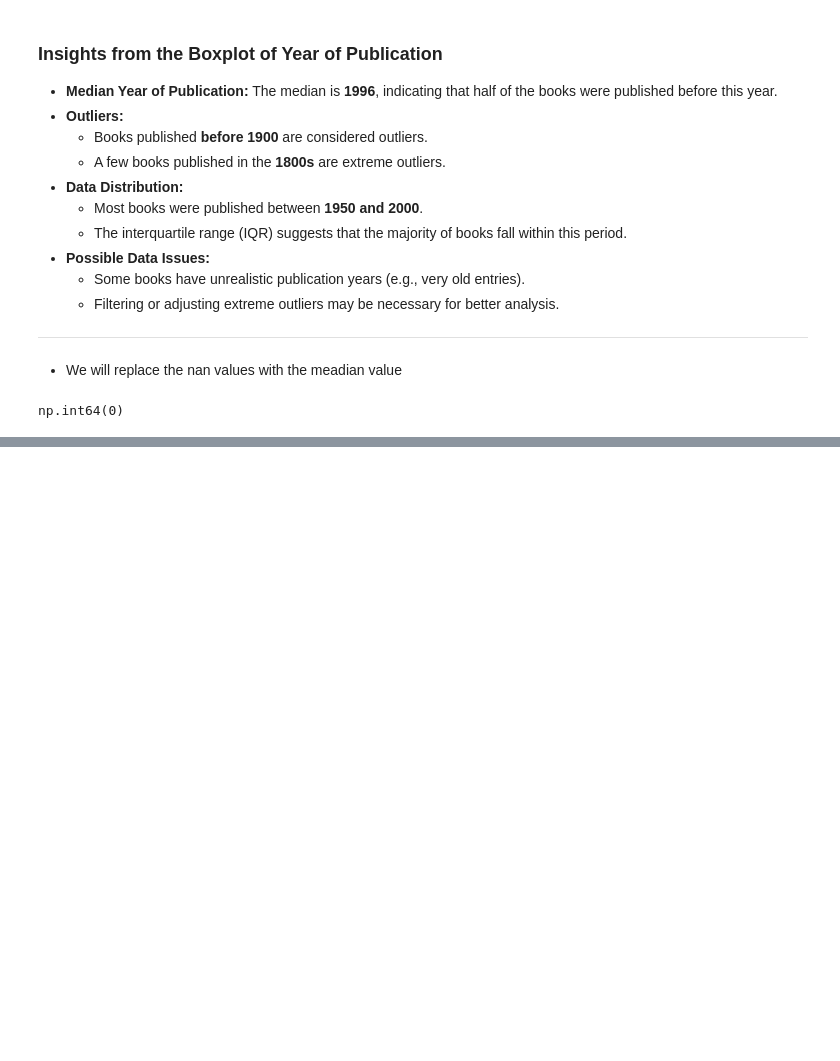
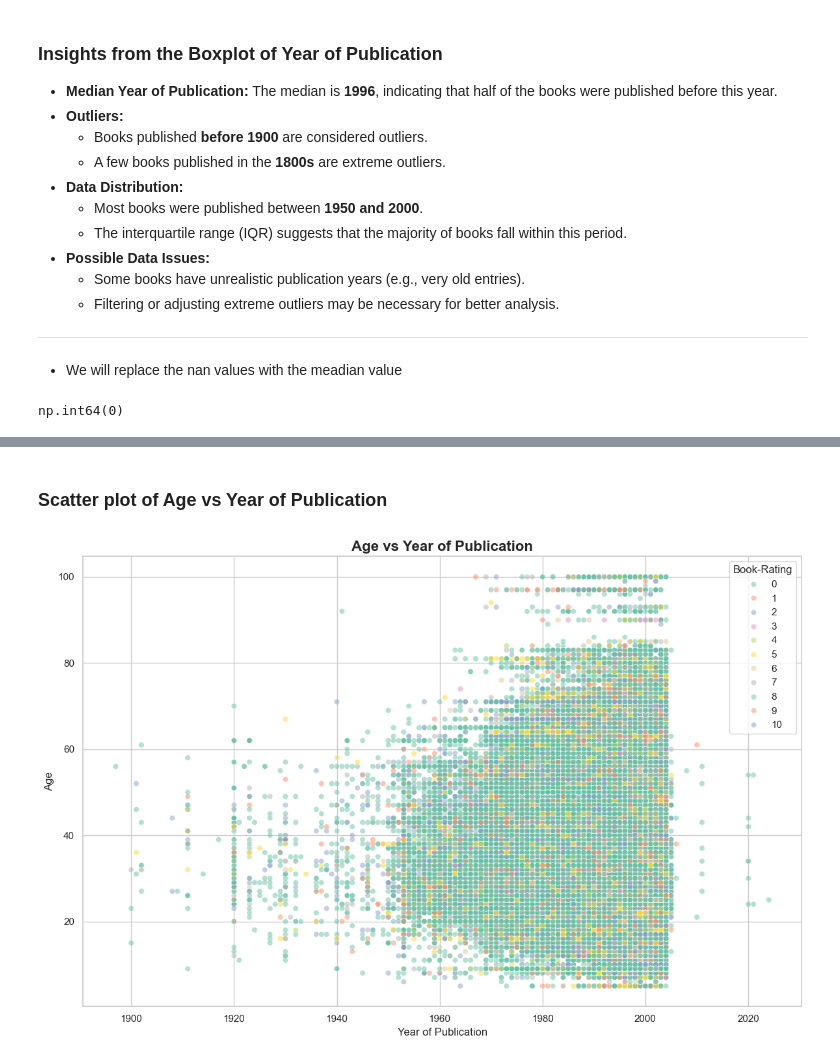
Before and after one commit to Ayush-dhabale/Books-Recommendation-System-, a Jupyter notebook: notebooks/datacleaning.ipynb, the cells around one changed output, grey strips where cells are left out. Cells and saved outputs as stored; diff of their text form; code cells hidden in the pictures; blank space fills up the shorter version.

```diff
--- a/notebooks/datacleaning.ipynb
+++ b/notebooks/datacleaning.ipynb
@@ -650,0 +774,21 @@ np.int64(0)
+# %% [markdown]
+### **Scatter plot of Age vs Year of Publication**
+# %%
+def plot_age_vs_year_scatter(data):
+    """
+    Plots a scatter plot of Age vs Year of Publication to analyze the relationship.
+
+    Parameters:
+    data (DataFrame): The dataset containing 'Age' and 'Year-Of-Publication' columns.
+    """
+    plt.figure(figsize=(12, 8))
+    sns.scatterplot(x='Year-Of-Publication', y='Age', data=data, hue='Book-Rating', palette='Set2', alpha=0.5)
+    plt.title('Age vs Year of Publication', fontsize=16, fontweight='bold')
+    plt.xlabel('Year of Publication', fontsize=12)
+    plt.ylabel('Age', fontsize=12)
+    plt.tight_layout()
+    plt.show()
+# %%
+plot_age_vs_year_scatter(data=final_merged_df)
+# %% [output]
+[figure, added]
```
Also changed, not shown: parts of 35 cells of this notebook.
